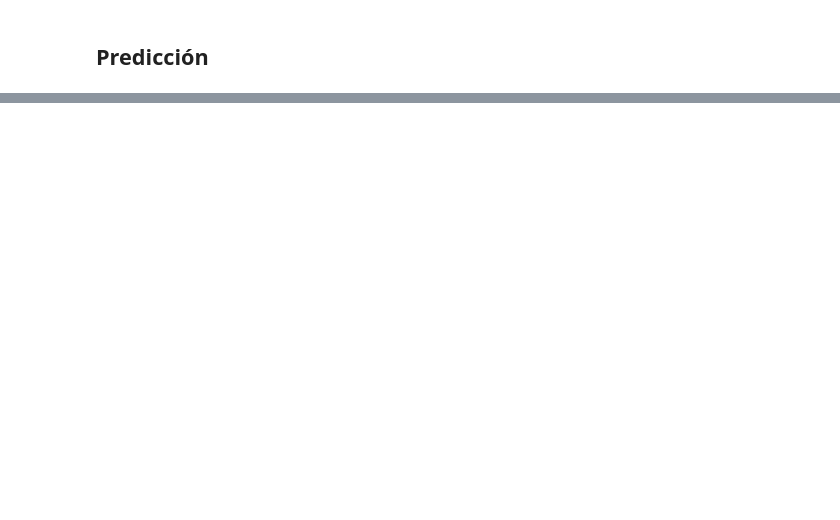
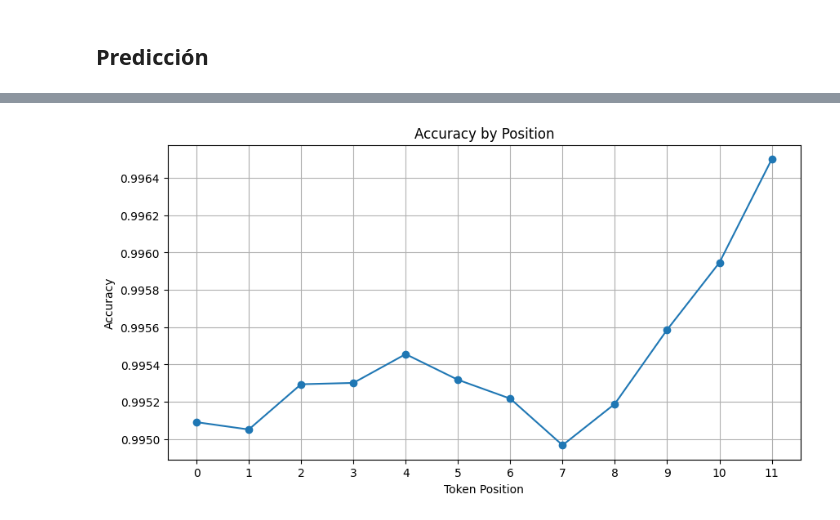
Before and after one commit to gefero/land2vec, a Jupyter notebook: notebooks/prueba_1.ipynb, the cells around one changed output, grey strips where cells are left out. Drawn from its saved outputs; the diff is of its cells as text; code cells hidden in the pictures; blank space fills up the shorter version.

```diff
--- a/notebooks/prueba_1.ipynb
+++ b/notebooks/prueba_1.ipynb
@@ -326,12 +337,15 @@ def accuracy_by_position(model, loader, device):
         batches += 1
     return (acc_sum / batches).cpu()
 # %%
-accuracy_by_position(model, test_loader, config.device)
+pos_acc = accuracy_by_position(model, test_loader, config.device)
 # %%
-plt.figure(figsize=(10,5))
-plt.plot(pos_acc)
-plt.xlabel("Token Position")
-plt.ylabel("Accuracy")
+fig, ax = plt.subplots(figsize=(10,5))
+ax.plot(pos_acc, marker="o")
+ax.set_xticks(range(config.block_size))
+ax.set_xlabel("Token Position")
+ax.set_ylabel("Accuracy")
 plt.title("Accuracy by Position")
 plt.grid(True)
 plt.show()
+# %% [output]
+[figure, added]
```
Also changed, not shown: parts of 20 cells of this notebook.
